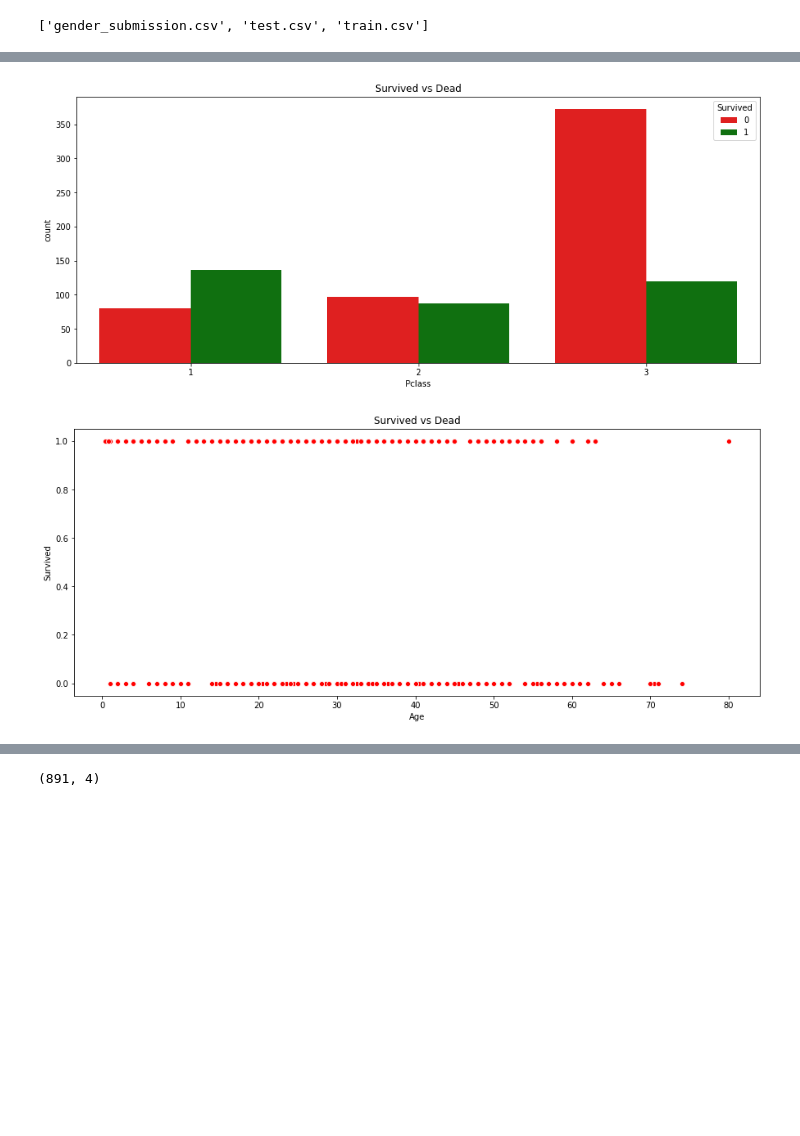
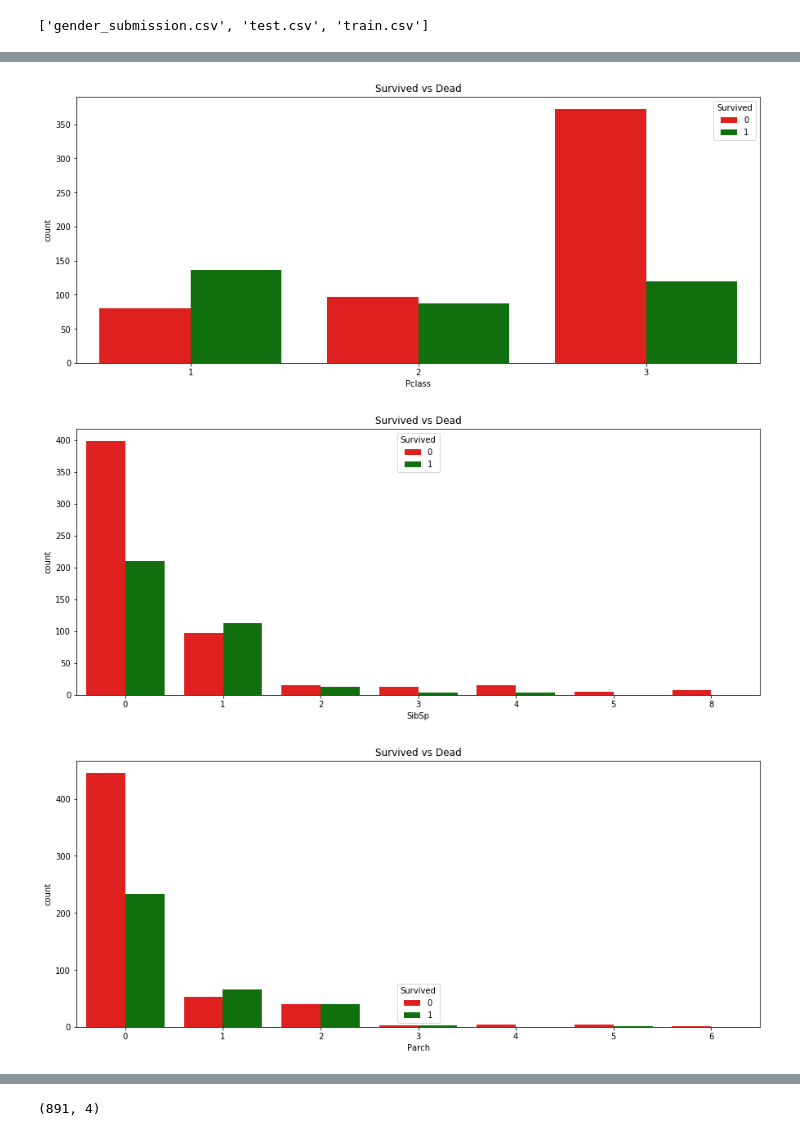
Before and after one commit to hsaikia/Kaggle-notebooks, a Jupyter notebook: titanic/titanic.ipynb, the cells around one changed output, grey strips where cells are left out. Cells and saved outputs as stored; diff of their text form; code cells hidden in the pictures; blank space fills up the shorter version.

```diff
--- a/titanic/titanic.ipynb
+++ b/titanic/titanic.ipynb
@@ -60,31 +60,34 @@ def plot(feature):
     sns.set_palette(sns.color_palette(['r', 'g']))
     sns.countplot(hue='Survived', x=feature, data=train)
     #sns.countplot(train[feature][train.Survived == 1],ax=ax, color='g')
     #sns.countplot(train[feature][train.Survived == 0],ax=ax, color='r')
     plt.title('Survived vs Dead')
     #ax2 = plt.subplot(1, 2, 2)
     #sns.countplot(train[feature][train.Survived == 0],ax=ax2)
     #plt.title('Dead')
 
     #alive = train[train['Survived'] == 1][feature].value_counts()
     #dead = train[train['Survived'] == 0][feature].value_counts()
     #df = pd.DataFrame([alive, dead])
     #df.index = ['Survived', 'Dead']
     #df.plot(kind='bar', stacked=True, figsize=(10,5))
 
 def plot_scatter(feature):
     fig, ax = plt.subplots()
     fig.set_size_inches(15, 6)
     #sns.set_palette(sns.color_palette(['r', 'g']))
     sns.scatterplot(x=feature, y='Survived', data=train, palette=['r','g'])
     plt.title('Survived vs Dead')
 
 plot('Title')
 plot('Sex')
 plot('Pclass')
+plot('SibSp')
+plot('Parch')
 plot_scatter('Age')
 # %% [output]
 [figure]
 [figure]
 [figure]
-[figure, old version]
+[figure, new version]
+[figure, added]
```
Also changed, not shown: parts of 1 cell of this notebook.
